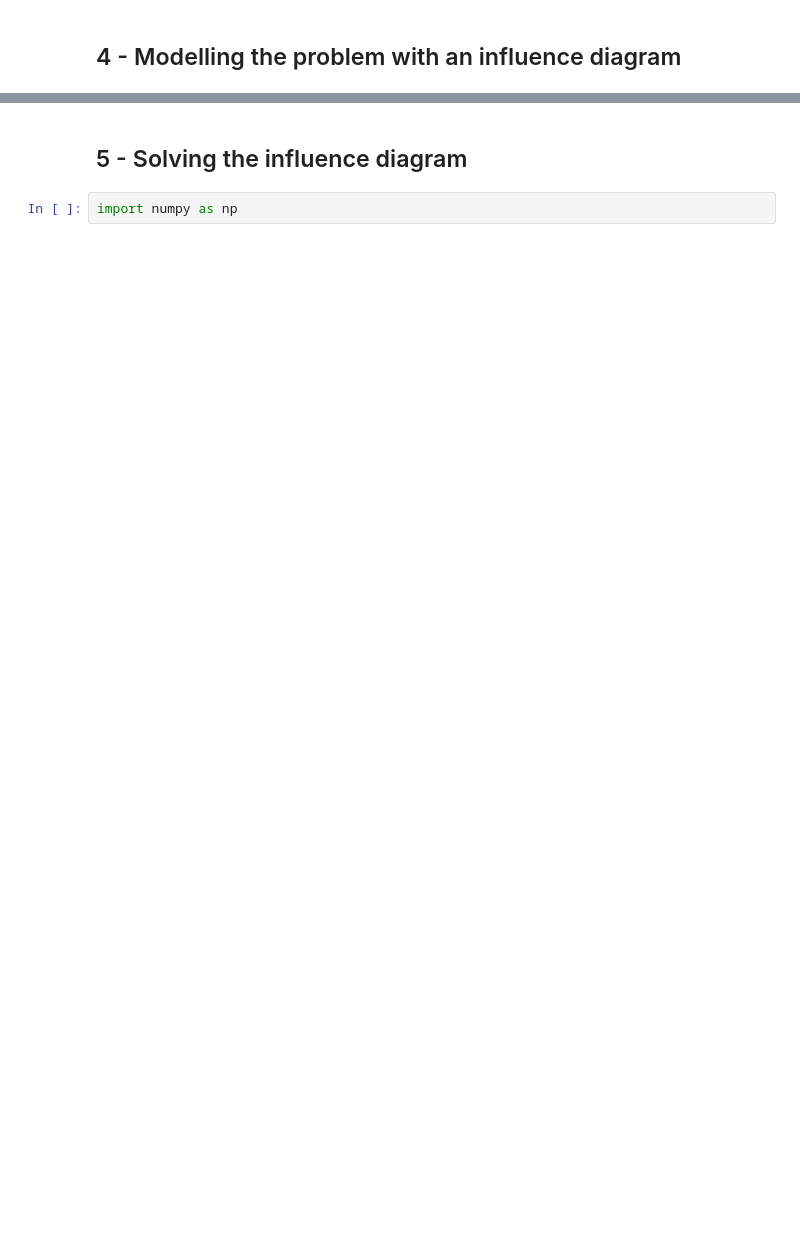
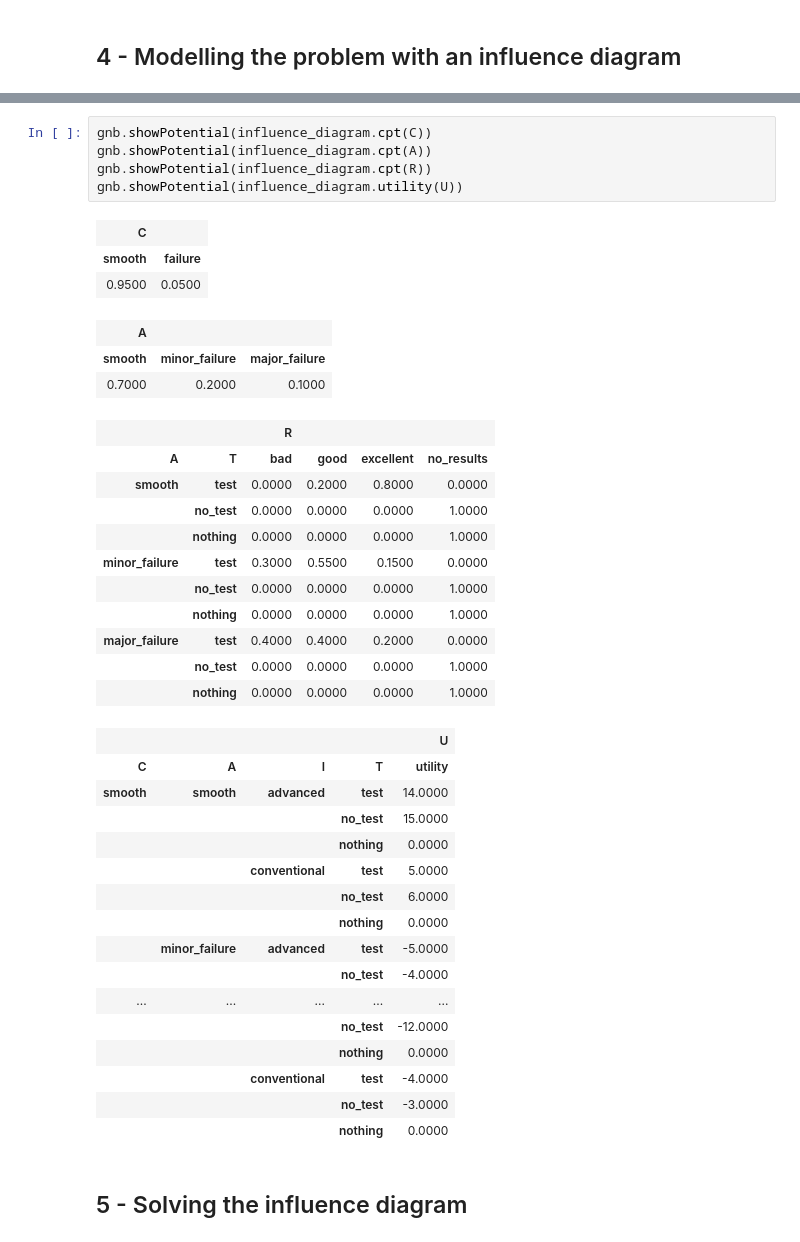
Before and after one commit to fernandorodriguez-aily/decision-theory-problems, a Jupyter notebook: problems/logistics_system/notebook.ipynb, the cells around one changed output, grey strips where cells are left out. Drawn from its saved outputs; the diff is of its cells as text; blank space fills up the shorter version.

```diff
--- a/problems/logistics_system/notebook.ipynb
+++ b/problems/logistics_system/notebook.ipynb
@@ -211,4 +325,41 @@ Notice that the test costs €1 million and that its result does not affect the
+# %%
+gnb.showPotential(influence_diagram.cpt(C))
+gnb.showPotential(influence_diagram.cpt(A))
+gnb.showPotential(influence_diagram.cpt(R))
+gnb.showPotential(influence_diagram.utility(U))
+# %% [output]
+| C |  |
+| smooth | failure |
+| 0.9500 | 0.0500 |
+| A |  |  |
+| smooth | minor_failure | major_failure |
+| 0.7000 | 0.2000 | 0.1000 |
+|  |  | R |  |  |  |
+| A | T | bad | good | excellent | no_results |
+| smooth | test | 0.0000 | 0.2000 | 0.8000 | 0.0000 |
+|  | no_test | 0.0000 | 0.0000 | 0.0000 | 1.0000 |
+|  | nothing | 0.0000 | 0.0000 | 0.0000 | 1.0000 |
+| minor_failure | test | 0.3000 | 0.5500 | 0.1500 | 0.0000 |
+|  | no_test | 0.0000 | 0.0000 | 0.0000 | 1.0000 |
+|  | nothing | 0.0000 | 0.0000 | 0.0000 | 1.0000 |
+| major_failure | test | 0.4000 | 0.4000 | 0.2000 | 0.0000 |
+|  | no_test | 0.0000 | 0.0000 | 0.0000 | 1.0000 |
+|  | nothing | 0.0000 | 0.0000 | 0.0000 | 1.0000 |
+|  |  |  |  | U |
+| C | A | I | T | utility |
+| smooth | smooth | advanced | test | 14.0000 |
+|  |  |  | no_test | 15.0000 |
+|  |  |  | nothing | 0.0000 |
+|  |  | conventional | test | 5.0000 |
+|  |  |  | no_test | 6.0000 |
+|  |  |  | nothing | 0.0000 |
+|  | minor_failure | advanced | test | -5.0000 |
+|  |  |  | no_test | -4.0000 |
+| ... | ... | ... | ... | ... |
+|  |  |  | no_test | -12.0000 |
+|  |  |  | nothing | 0.0000 |
+|  |  | conventional | test | -4.0000 |
+|  |  |  | no_test | -3.0000 |
+|  |  |  | nothing | 0.0000 |
 # %% [markdown]
 ## 5 - Solving the influence diagram
-# %%
-import numpy as np
```
Also changed, not shown: parts of 14 cells of this notebook, 6 other files.
